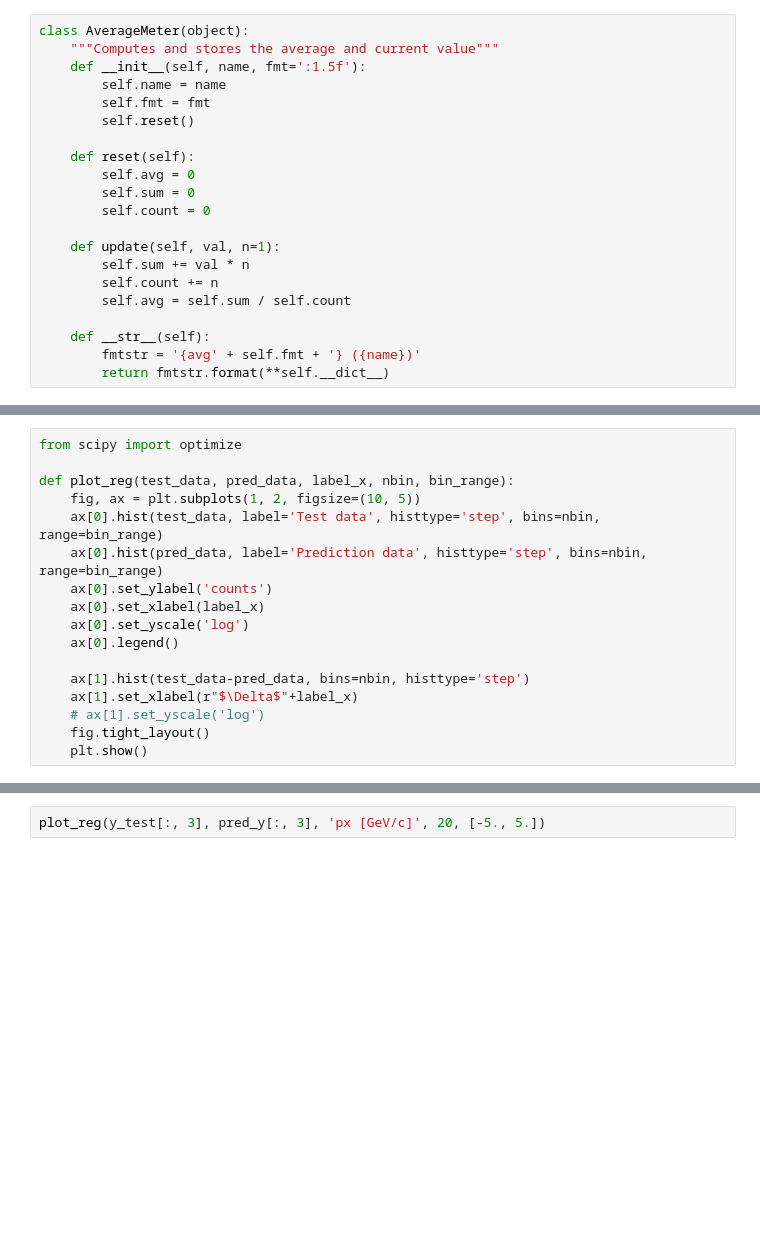
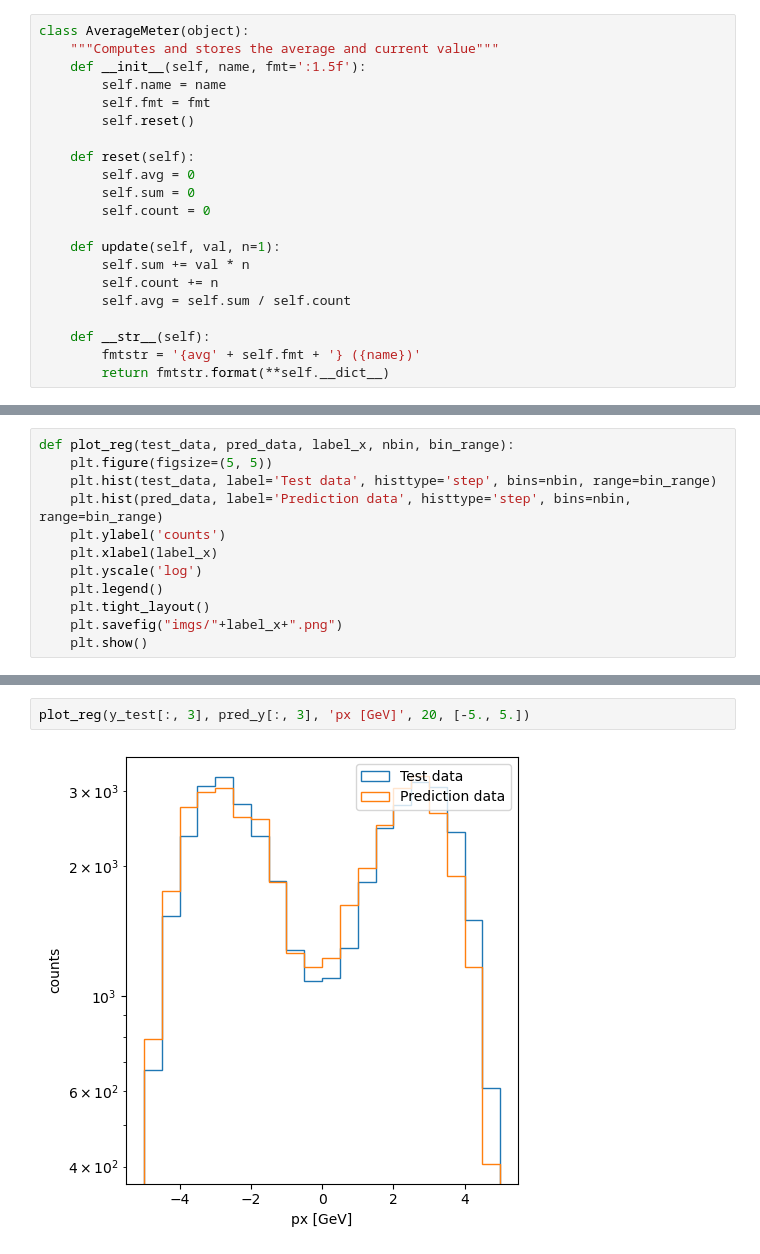
Before and after one commit to dinupa1/vertexML, a Jupyter notebook: pytorch-playground.ipynb, the cells around one changed output, grey strips where cells are left out. Cells and saved outputs as stored; diff of their text form; blank space fills up the shorter version.

```diff
--- a/pytorch-playground.ipynb
+++ b/pytorch-playground.ipynb
@@ -324,19 +355,14 @@ def gaussian(x, a, mu, sigma):
 # %%
-from scipy import optimize
-
 def plot_reg(test_data, pred_data, label_x, nbin, bin_range):
-    fig, ax = plt.subplots(1, 2, figsize=(10, 5))
-    ax[0].hist(test_data, label='Test data', histtype='step', bins=nbin, range=bin_range)
-    ax[0].hist(pred_data, label='Prediction data', histtype='step', bins=nbin, range=bin_range)
-    ax[0].set_ylabel('counts')
-    ax[0].set_xlabel(label_x)
-    ax[0].set_yscale('log')
-    ax[0].legend()
-
-    ax[1].hist(test_data-pred_data, bins=nbin, histtype='step')
-    ax[1].set_xlabel(r"$\Delta$"+label_x)
-    # ax[1].set_yscale('log')
-    fig.tight_layout()
+    plt.figure(figsize=(5, 5))
+    plt.hist(test_data, label='Test data', histtype='step', bins=nbin, range=bin_range)
+    plt.hist(pred_data, label='Prediction data', histtype='step', bins=nbin, range=bin_range)
+    plt.ylabel('counts')
+    plt.xlabel(label_x)
+    plt.yscale('log')
+    plt.legend()
+    plt.tight_layout()
+    plt.savefig("imgs/"+label_x+".png")
     plt.show()
 # %%
 pred_y = y_pred.squeeze().detach().numpy()
@@ -351,3 +381,5 @@ plot_reg(y_test[:, 1], pred_y[:, 1], 'y [cm]', 20, [-5., 5.])
 # %%
-plot_reg(y_test[:, 3], pred_y[:, 3], 'px [GeV/c]', 20, [-5., 5.])
+plot_reg(y_test[:, 3], pred_y[:, 3], 'px [GeV]', 20, [-5., 5.])
+# %% [output]
+[figure, added]
 # %%
```
Also changed, not shown: parts of 40 cells of this notebook, 2 other files.
